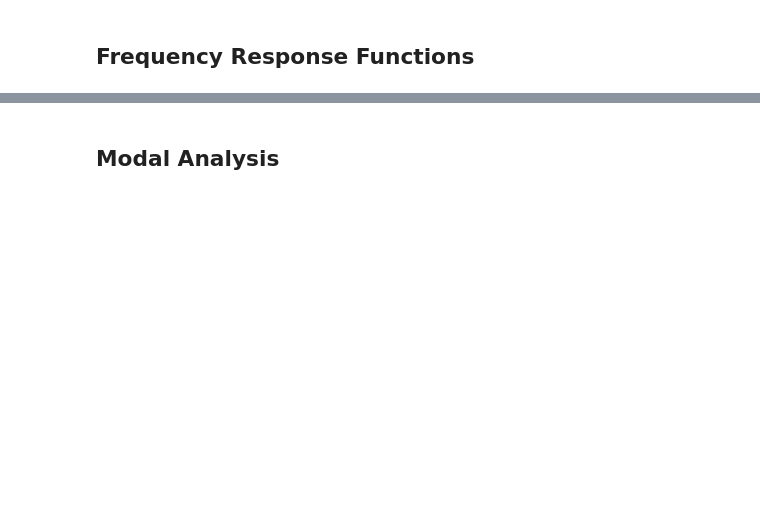
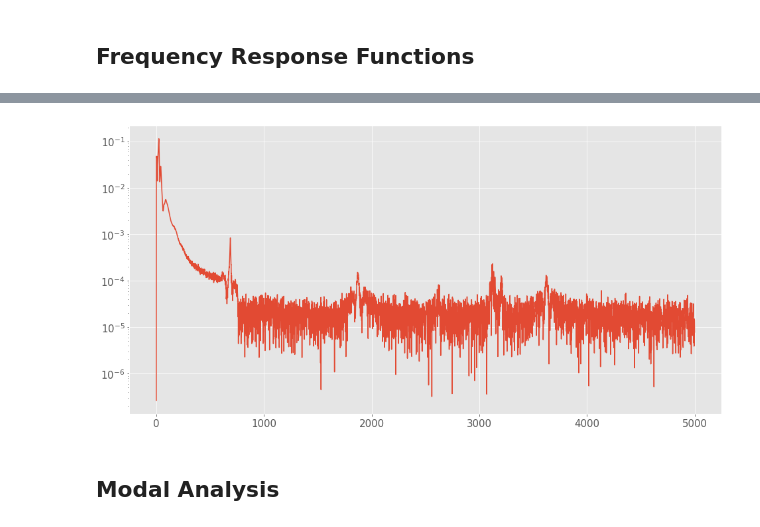
Before and after one commit to ladisk/ImageBasedModalAnalysisTutorial, a Jupyter notebook: ImageBasedModalAnalysisTutorial.ipynb, the cells around one changed output, grey strips where cells are left out. Saved outputs shown, nothing was run; the diff lists cells and outputs as text; code cells hidden in the pictures; blank space fills up the shorter version.

```diff
--- a/ImageBasedModalAnalysisTutorial.ipynb
+++ b/ImageBasedModalAnalysisTutorial.ipynb
@@ -145,2 +205,4 @@ plt.grid(False)
 # %% [markdown]
 ## Frequency Response Functions
+# %%
+freq, specter = pysof.fft(file, displacements)
@@ -147,2 +211,7 @@ plt.grid(False)
+# %%
+fig, ax = plt.subplots()
+ax.semilogy(freq, np.abs(specter[5]));
+# %% [output]
+[figure, added]
 # %% [markdown]
 ## Modal Analysis
```
Also changed, not shown: parts of 32 cells of this notebook.
